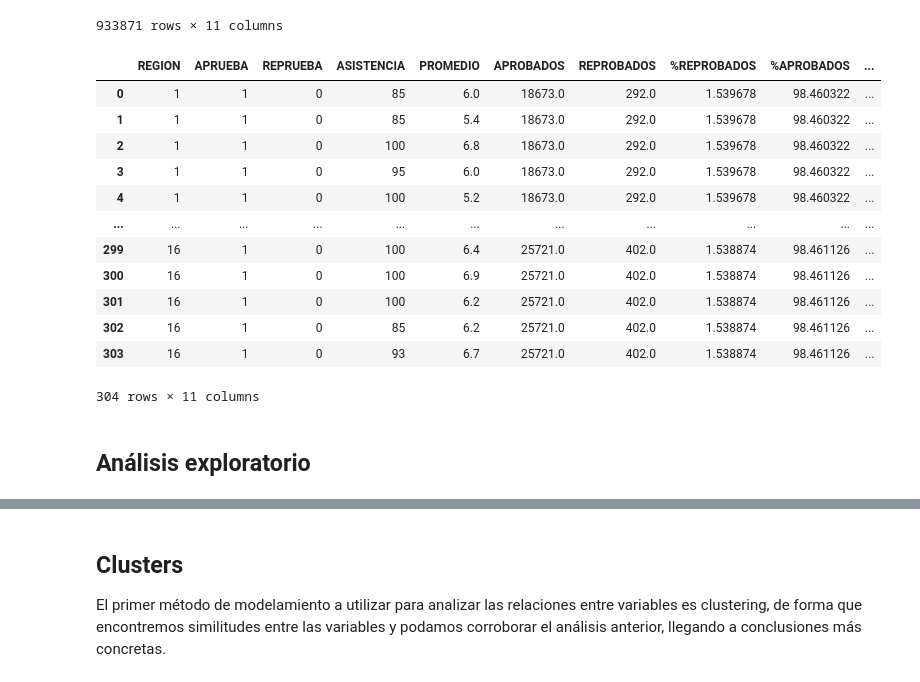
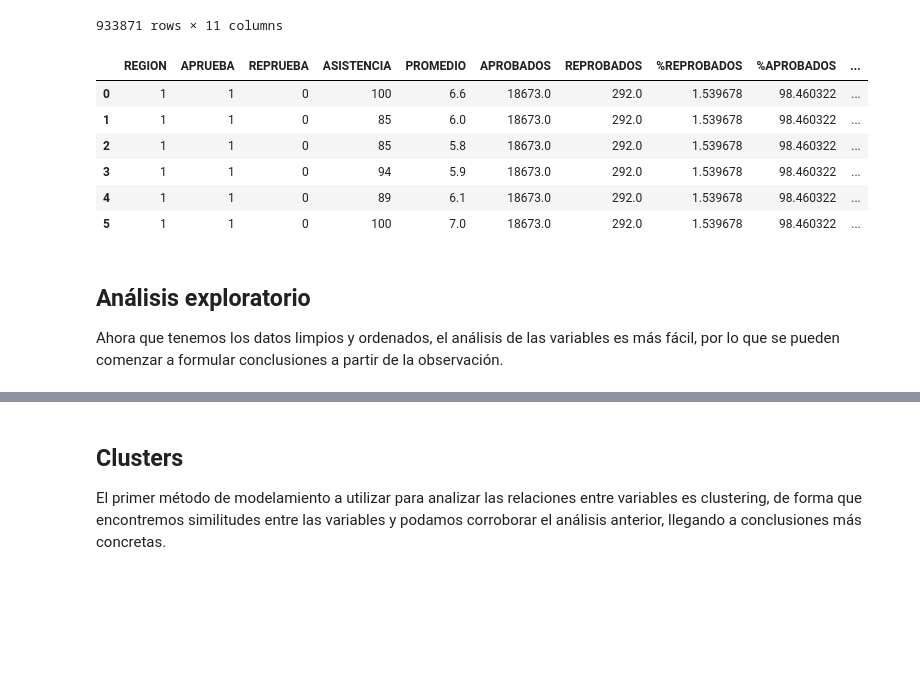
Before and after one commit to MarceVU/Proyecto---Cs-de-Datos, a Jupyter notebook: Proyecto.ipynb, the cells around one changed output, grey strips where cells are left out. Drawn from its saved outputs; the diff is of its cells as text; code cells hidden in the pictures; blank space fills up the shorter version.

```diff
--- a/Proyecto.ipynb
+++ b/Proyecto.ipynb
@@ -417,14 +359,14 @@ redes_df
 # %% [markdown]
 ## Dataframe final
 # %%
-# Unimos los dataframe anteriores por su columna en común, las regiones.
+# Unimos los dataframe anteriores por su columna en común, las regiones,
 
 a = redes_df.join(desempeño_df)
 b= a.join(ingresos_df)
 b = b.rename(columns = {'2020':'Ingresos totales'})
 b['APROBADOS'][17] = b['APROBADOS'].sum()
 b['REPROBADOS'][17] = b['REPROBADOS'].sum()
-b['Región'] = ['I', 'II', 'III', 'IV', 'V', 'VI', 'VII', 'XVI', 'VIII', 'IX', 'X', 'XI', 'XII','RM', 'XIV', 'XV', 'XVI' 'Total']
+b['Región'] = ['I', 'II', 'III', 'IV', 'V', 'VI', 'VII', 'VIII', 'IX', 'X', 'XI', 'XII','RM', 'XIV', 'XV', 'XVI', 'Total']
 
 dataframe = b[['Región', 'Ingresos totales', 'Total Conexiones', 'APROBADOS', 'REPROBADOS', '%APROBADOS','%REPROBADOS']]
 dataframe
@@ -477,23 +411,19 @@ dataframe_2
 # %%
 # Debido a la gran cantidad de datos en el dataframe, hemos decidido analizar una muestra aleatoria de 19 datos por región,
 # resultando en un total de 304 filas.
 
 dataframe_2_sample = dataframe_2.groupby('REGION').sample(n = 19)
 dataframe_2_sample.reset_index(drop=True, inplace=True)
-dataframe_2_sample
+dataframe_2_sample.head(6)
 # %% [output]
 |  | REGION | APRUEBA | REPRUEBA | ASISTENCIA | PROMEDIO | APROBADOS | REPROBADOS | %REPROBADOS | %APROBADOS | ... |
-| 0 | 1 | 1 | 0 | 85 | 6.0 | 18673.0 | 292.0 | 1.539678 | 98.460322 | ... |
-| 1 | 1 | 1 | 0 | 85 | 5.4 | 18673.0 | 292.0 | 1.539678 | 98.460322 | ... |
-| 2 | 1 | 1 | 0 | 100 | 6.8 | 18673.0 | 292.0 | 1.539678 | 98.460322 | ... |
-| 3 | 1 | 1 | 0 | 95 | 6.0 | 18673.0 | 292.0 | 1.539678 | 98.460322 | ... |
-| 4 | 1 | 1 | 0 | 100 | 5.2 | 18673.0 | 292.0 | 1.539678 | 98.460322 | ... |
-| ... | ... | ... | ... | ... | ... | ... | ... | ... | ... | ... |
-| 299 | 16 | 1 | 0 | 100 | 6.4 | 25721.0 | 402.0 | 1.538874 | 98.461126 | ... |
-| 300 | 16 | 1 | 0 | 100 | 6.9 | 25721.0 | 402.0 | 1.538874 | 98.461126 | ... |
-| 301 | 16 | 1 | 0 | 100 | 6.2 | 25721.0 | 402.0 | 1.538874 | 98.461126 | ... |
-| 302 | 16 | 1 | 0 | 85 | 6.2 | 25721.0 | 402.0 | 1.538874 | 98.461126 | ... |
-| 303 | 16 | 1 | 0 | 93 | 6.7 | 25721.0 | 402.0 | 1.538874 | 98.461126 | ... |
+| 0 | 1 | 1 | 0 | 100 | 6.6 | 18673.0 | 292.0 | 1.539678 | 98.460322 | ... |
+| 1 | 1 | 1 | 0 | 85 | 6.0 | 18673.0 | 292.0 | 1.539678 | 98.460322 | ... |
+| 2 | 1 | 1 | 0 | 85 | 5.8 | 18673.0 | 292.0 | 1.539678 | 98.460322 | ... |
+| 3 | 1 | 1 | 0 | 94 | 5.9 | 18673.0 | 292.0 | 1.539678 | 98.460322 | ... |
+| 4 | 1 | 1 | 0 | 89 | 6.1 | 18673.0 | 292.0 | 1.539678 | 98.460322 | ... |
+| 5 | 1 | 1 | 0 | 100 | 7.0 | 18673.0 | 292.0 | 1.539678 | 98.460322 | ... |
-304 rows × 11 columns
 # %% [markdown]
 ## Análisis exploratorio
+
+Ahora que tenemos los datos limpios y ordenados, el análisis de las variables es más fácil, por lo que se pueden comenzar a formular conclusiones a partir de la observación.
```
Also changed, not shown: parts of 55 cells of this notebook, 5 other files.
